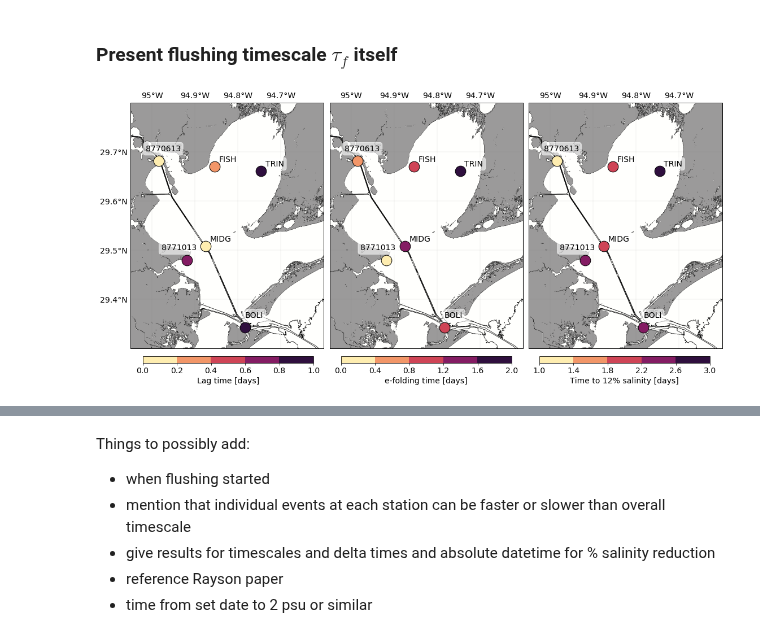
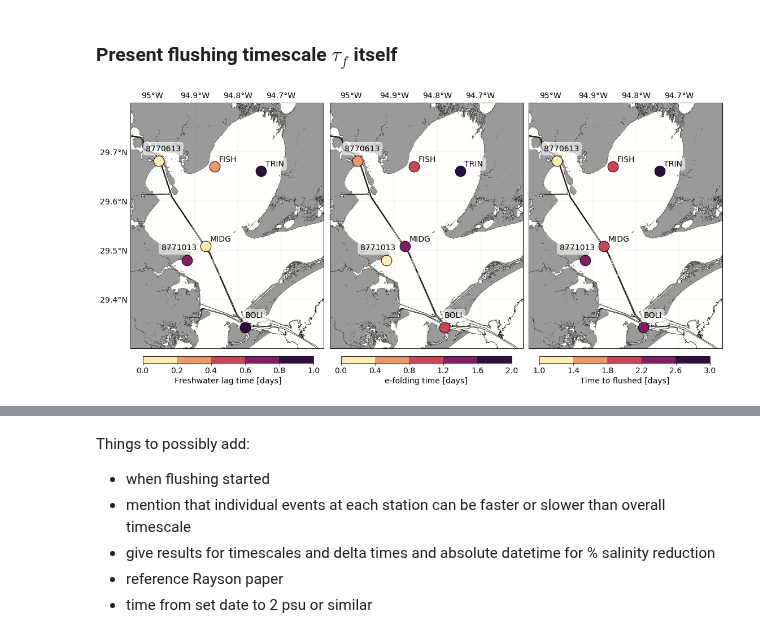
Before and after one commit to kthyng/flood_estimate, a Jupyter notebook: Harvey inflow.ipynb, the cells around one changed output, grey strips where cells are left out. Cells and saved outputs as stored; diff of their text form; code cells hidden in the pictures.

```diff
--- a/Harvey inflow.ipynb
+++ b/Harvey inflow.ipynb
@@ -426,7 +432,7 @@ s = 350
 cmap = cmo.matter
 
 types = ['lag', 'efold', 'timeto12']
-typenames = ['Lag time', 'e-folding time', 'Time to 12% salinity']
+typenames = ['Freshwater lag time', 'e-folding time', 'Time to flushed']
 
 fig = plt.figure(figsize=(15, 8))
 fig.subplots_adjust(wspace=0.03, left=0.01, right=0.98)
@@ -462,31 +468,31 @@ for i, (which, whichname) in enumerate(zip(types, typenames)):
     # define the bins and normalize
     bounds = np.linspace(np.round(vmin), np.round(vmax), 6)
     norm = mpl.colors.BoundaryNorm(bounds, cmap.N)
 
 
     for saltcol in saltcols:
         buoy = saltcol.split(':')[0]
         sdx, sdy = shift[buoy]
 
         # plot data
         lonsta, latsta = buoys[buoy]['ll']
         param = tau[buoy][which]
         mappable = ax.scatter(lonsta, latsta, c=param, s=s, transform=pc, zorder=zorder, norm=norm,
                               vmin=vmin, vmax=vmax, cmap=cmap, edgecolors='k', marker=marker)
         ax.text(lonsta+sdx, latsta+sdy, buoy, transform=pc, bbox=props)
 
 
     # colorbar by hand
     ax2 = fig.add_axes([0.03+i*.325, 0.08, 0.28, 0.02])
     cb2 = mpl.colorbar.ColorbarBase(ax2, cmap=cmap,
                                     norm=norm,
                                     # to use 'extend', you must
                                     # specify two extra boundaries:
                                     boundaries=bounds,
                                     ticks=bounds,  # optional
                                     spacing='proportional', orientation='horizontal')
     cb2.set_label(whichname + ' [days]')
 fig.savefig('figures/timescales_flushing_low.png', bbox_inches='tight')
 fig.savefig('figures/timescales_flushing.png', bbox_inches='tight', dpi=300)
 # %% [output]
-[figure, old version]
+[figure, new version]
```
Also changed, not shown: parts of 25 cells of this notebook.
